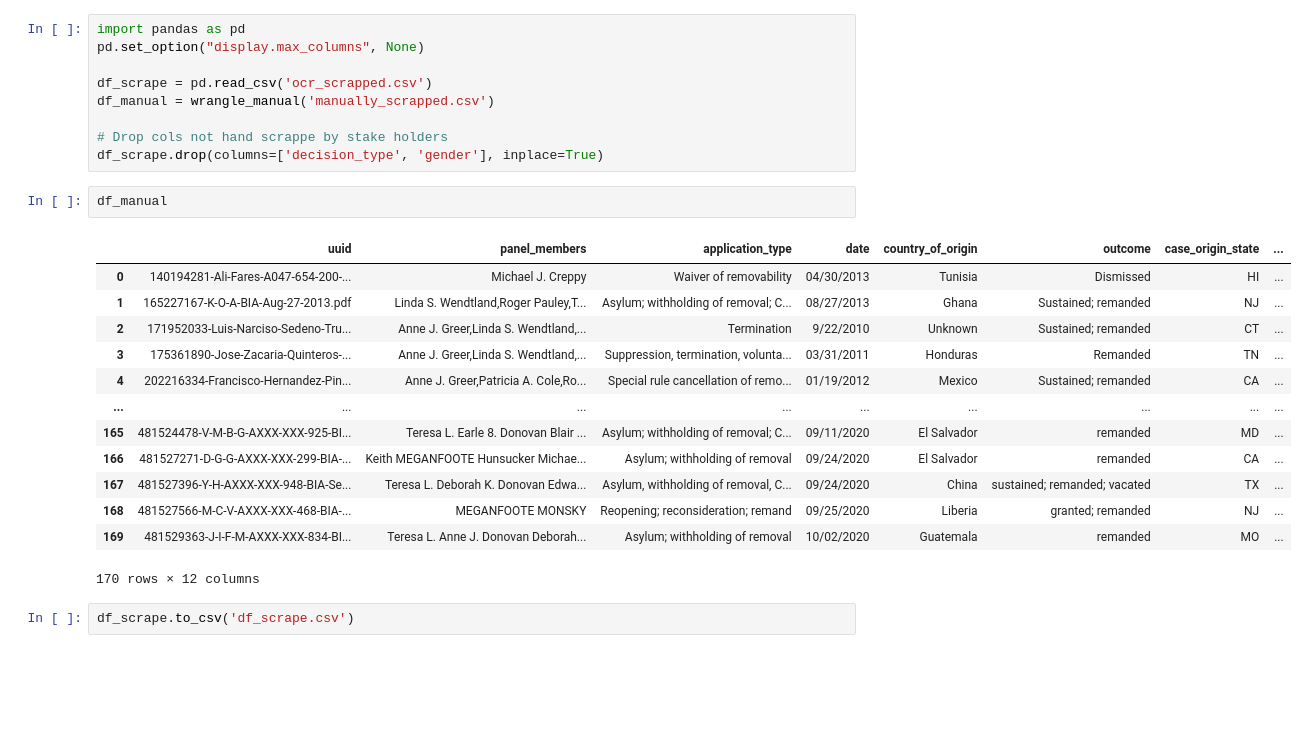
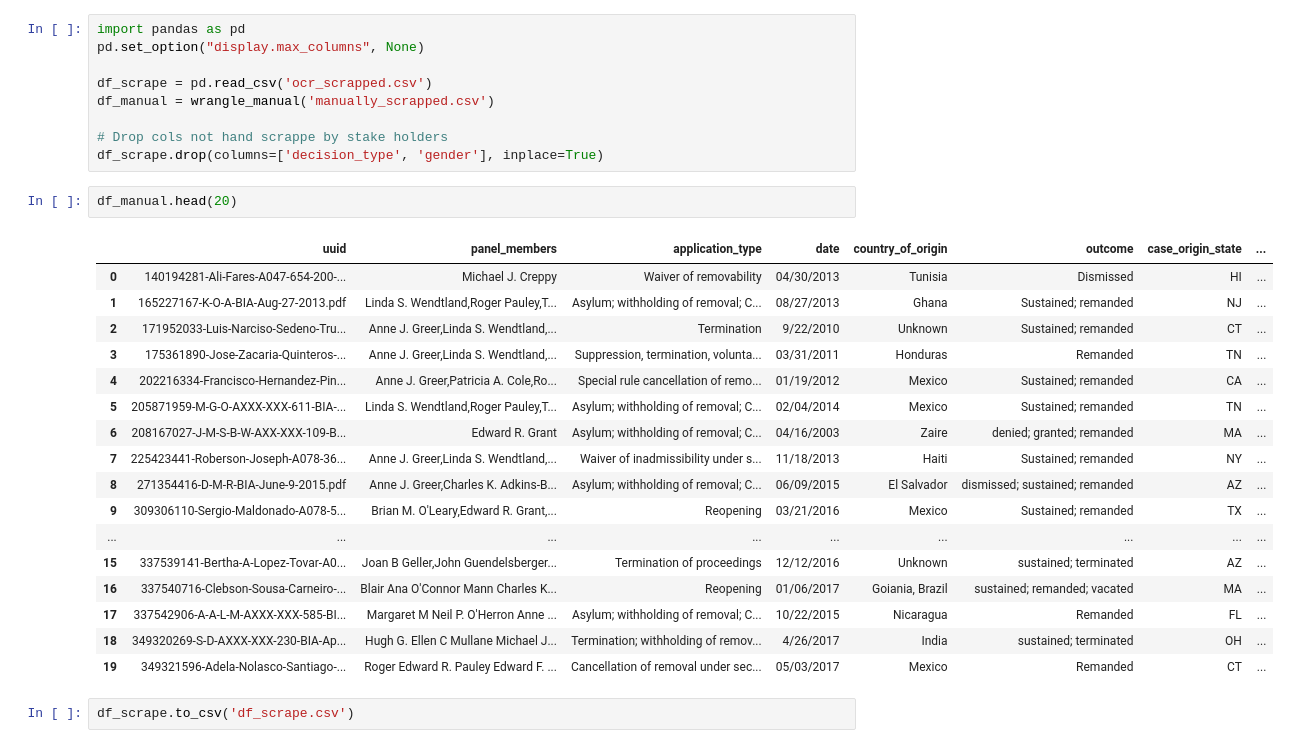
Before and after one commit to BloomTech-Labs/human-rights-first-asylum-ds-a, a Jupyter notebook: notebooks/tool_scrapper_accuracy.ipynb, the cells around one changed output. Drawn from its saved outputs; the diff is of its cells as text; blank space fills up the shorter version.

```diff
--- a/notebooks/tool_scrapper_accuracy.ipynb
+++ b/notebooks/tool_scrapper_accuracy.ipynb
@@ -729,21 +733,25 @@ df_manual = wrangle_manual('manually_scrapped.csv')
 # Drop cols not hand scrappe by stake holders
 df_scrape.drop(columns=['decision_type', 'gender'], inplace=True)
 # %%
-df_manual
+df_manual.head(20)
 # %% [output]
 |  | uuid | panel_members | application_type | date | country_of_origin | outcome | case_origin_state | ... |
 | 0 | 140194281-Ali-Fares-A047-654-200-... | Michael J. Creppy | Waiver of removability | 04/30/2013 | Tunisia | Dismissed | HI | ... |
 | 1 | 165227167-K-O-A-BIA-Aug-27-2013.pdf | Linda S. Wendtland,Roger Pauley,T... | Asylum; withholding of removal; C... | 08/27/2013 | Ghana | Sustained; remanded | NJ | ... |
 | 2 | 171952033-Luis-Narciso-Sedeno-Tru... | Anne J. Greer,Linda S. Wendtland,... | Termination | 9/22/2010 | Unknown | Sustained; remanded | CT | ... |
 | 3 | 175361890-Jose-Zacaria-Quinteros-... | Anne J. Greer,Linda S. Wendtland,... | Suppression, termination, volunta... | 03/31/2011 | Honduras | Remanded | TN | ... |
 | 4 | 202216334-Francisco-Hernandez-Pin... | Anne J. Greer,Patricia A. Cole,Ro... | Special rule cancellation of remo... | 01/19/2012 | Mexico | Sustained; remanded | CA | ... |
+| 5 | 205871959-M-G-O-AXXX-XXX-611-BIA-... | Linda S. Wendtland,Roger Pauley,T... | Asylum; withholding of removal; C... | 02/04/2014 | Mexico | Sustained; remanded | TN | ... |
+| 6 | 208167027-J-M-S-B-W-AXX-XXX-109-B... | Edward R. Grant | Asylum; withholding of removal; C... | 04/16/2003 | Zaire | denied; granted; remanded | MA | ... |
+| 7 | 225423441-Roberson-Joseph-A078-36... | Anne J. Greer,Linda S. Wendtland,... | Waiver of inadmissibility under s... | 11/18/2013 | Haiti | Sustained; remanded | NY | ... |
+| 8 | 271354416-D-M-R-BIA-June-9-2015.pdf | Anne J. Greer,Charles K. Adkins-B... | Asylum; withholding of removal; C... | 06/09/2015 | El Salvador | dismissed; sustained; remanded | AZ | ... |
+| 9 | 309306110-Sergio-Maldonado-A078-5... | Brian M. O'Leary,Edward R. Grant,... | Reopening | 03/21/2016 | Mexico | Sustained; remanded | TX | ... |
 | ... | ... | ... | ... | ... | ... | ... | ... | ... |
-| 165 | 481524478-V-M-B-G-AXXX-XXX-925-BI... | Teresa L. Earle 8. Donovan Blair ... | Asylum; withholding of removal; C... | 09/11/2020 | El Salvador | remanded | MD | ... |
-| 166 | 481527271-D-G-G-AXXX-XXX-299-BIA-... | Keith MEGANFOOTE Hunsucker Michae... | Asylum; withholding of removal | 09/24/2020 | El Salvador | remanded | CA | ... |
-| 167 | 481527396-Y-H-AXXX-XXX-948-BIA-Se... | Teresa L. Deborah K. Donovan Edwa... | Asylum, withholding of removal, C... | 09/24/2020 | China | sustained; remanded; vacated | TX | ... |
-| 168 | 481527566-M-C-V-AXXX-XXX-468-BIA-... | MEGANFOOTE MONSKY | Reopening; reconsideration; remand | 09/25/2020 | Liberia | granted; remanded | NJ | ... |
-| 169 | 481529363-J-I-F-M-AXXX-XXX-834-BI... | Teresa L. Anne J. Donovan Deborah... | Asylum; withholding of removal | 10/02/2020 | Guatemala | remanded | MO | ... |
+| 15 | 337539141-Bertha-A-Lopez-Tovar-A0... | Joan B Geller,John Guendelsberger... | Termination of proceedings | 12/12/2016 | Unknown | sustained; terminated | AZ | ... |
+| 16 | 337540716-Clebson-Sousa-Carneiro-... | Blair Ana O'Connor Mann Charles K... | Reopening | 01/06/2017 | Goiania, Brazil | sustained; remanded; vacated | MA | ... |
+| 17 | 337542906-A-A-L-M-AXXX-XXX-585-BI... | Margaret M Neil P. O'Herron Anne ... | Asylum; withholding of removal; C... | 10/22/2015 | Nicaragua | Remanded | FL | ... |
+| 18 | 349320269-S-D-AXXX-XXX-230-BIA-Ap... | Hugh G. Ellen C Mullane Michael J... | Termination; withholding of remov... | 4/26/2017 | India | sustained; terminated | OH | ... |
+| 19 | 349321596-Adela-Nolasco-Santiago-... | Roger Edward R. Pauley Edward F. ... | Cancellation of removal under sec... | 05/03/2017 | Mexico | Remanded | CT | ... |
-170 rows × 12 columns
 # %%
 df_scrape.to_csv('df_scrape.csv')
 # %%
```
Also changed, not shown: parts of 4 cells of this notebook, 1 other file.
